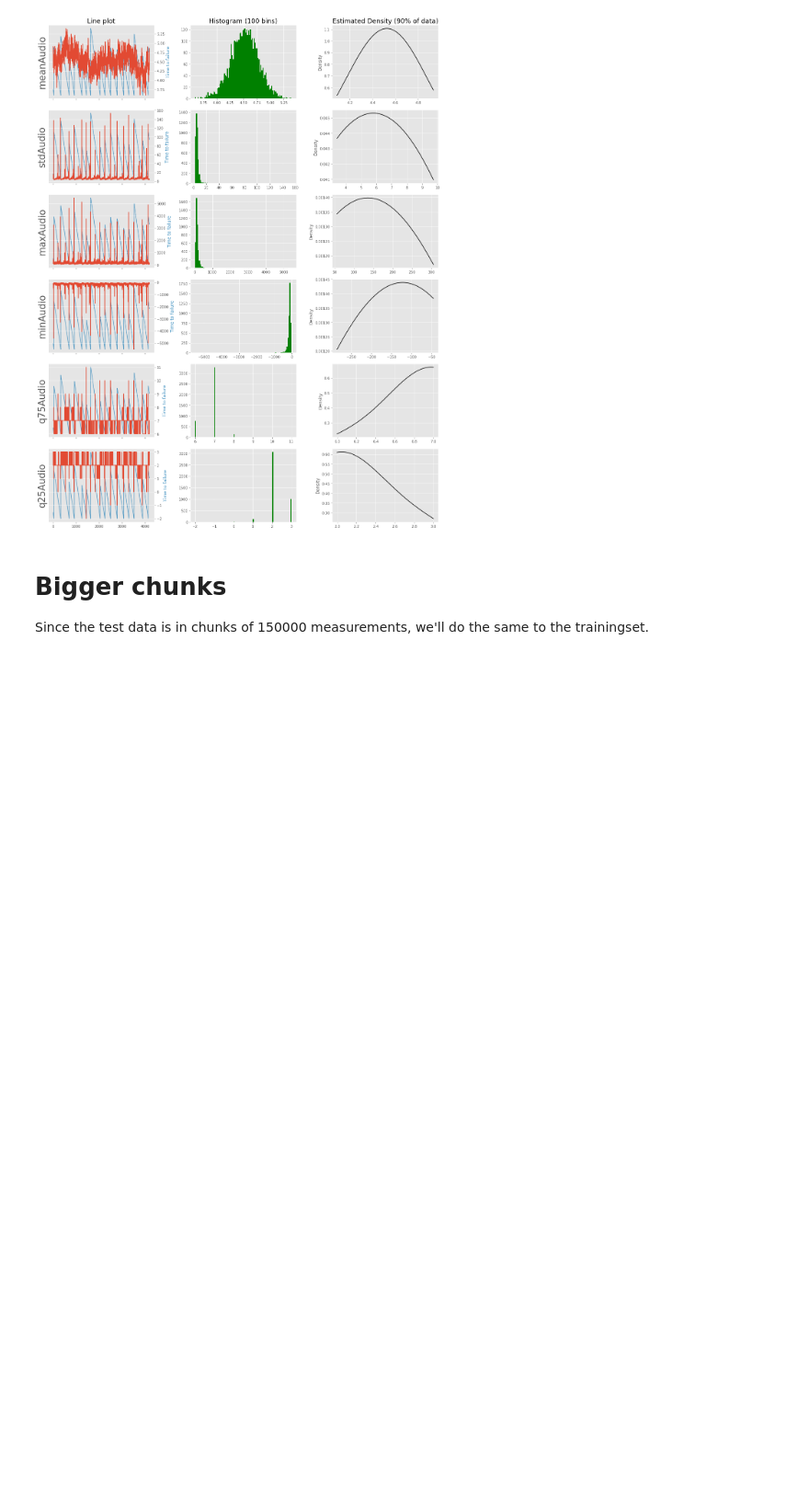
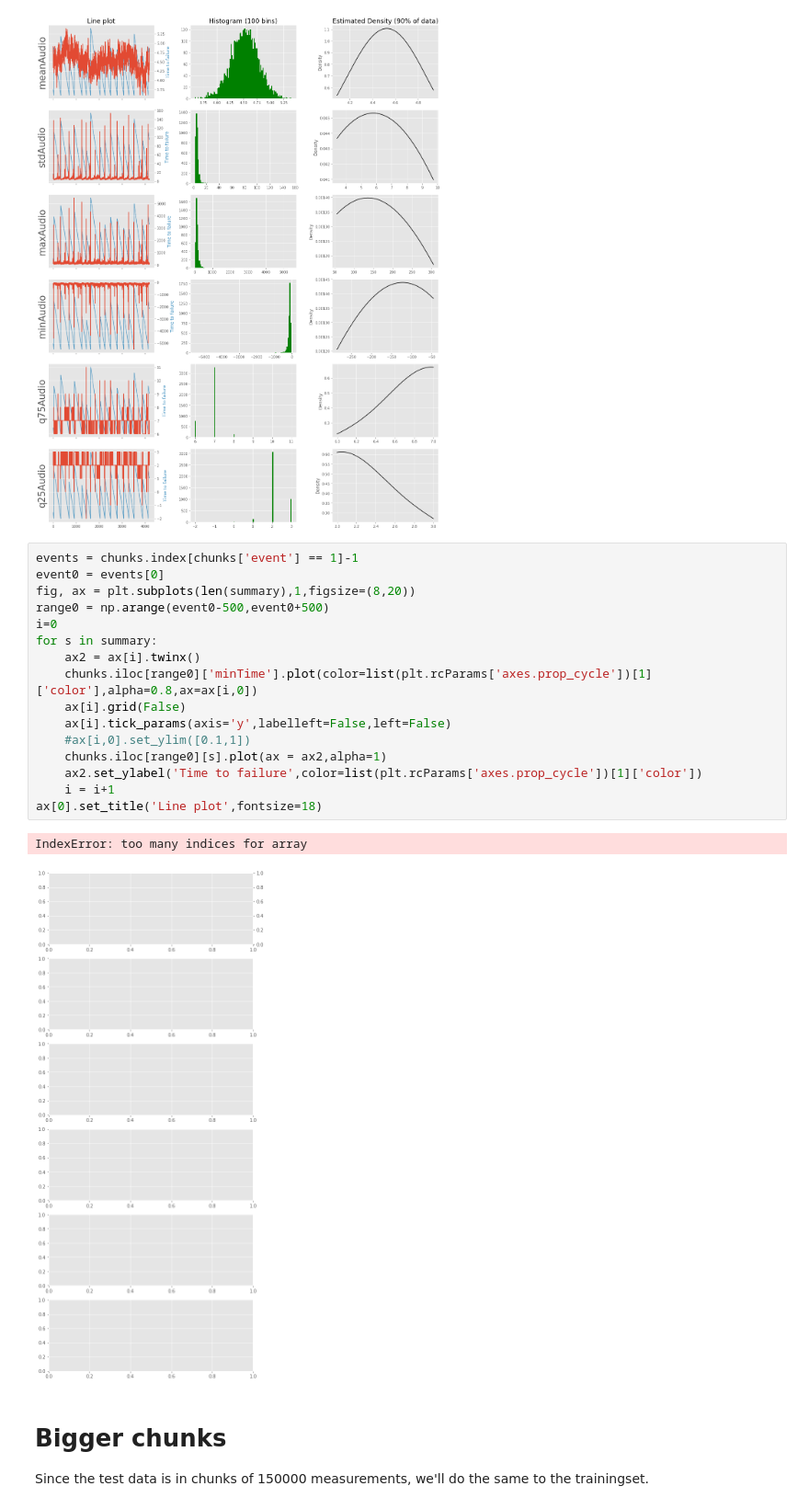
Before and after one commit to lisatostrams/Earthquake-Prediction, a Jupyter notebook: EDA.ipynb, the cells around one changed output. Shown at 92% size. Cells and saved outputs as stored; diff of their text form; blank space fills up the shorter version.

```diff
--- a/EDA.ipynb
+++ b/EDA.ipynb
@@ -125,6 +125,25 @@ plt.tight_layout()
 plt.savefig('summary.png',dpi=300)
 # %% [output]
 [figure]
+# %%
+events = chunks.index[chunks['event'] == 1]-1
+event0 = events[0]
+fig, ax = plt.subplots(len(summary),1,figsize=(8,20))
+range0 = np.arange(event0-500,event0+500)
+i=0
+for s in summary:
+    ax2 = ax[i].twinx()
+    chunks.iloc[range0]['minTime'].plot(color=list(plt.rcParams['axes.prop_cycle'])[1]['color'],alpha=0.8,ax=ax[i,0])
+    ax[i].grid(False)
+    ax[i].tick_params(axis='y',labelleft=False,left=False)
+    #ax[i,0].set_ylim([0.1,1])
+    chunks.iloc[range0][s].plot(ax = ax2,alpha=1)
+    ax2.set_ylabel('Time to failure',color=list(plt.rcParams['axes.prop_cycle'])[1]['color'])
+    i = i+1
+ax[0].set_title('Line plot',fontsize=18)
+# %% [output]
+IndexError: too many indices for array
+[figure, added]
 # %% [markdown]
 # Bigger chunks
 
```
